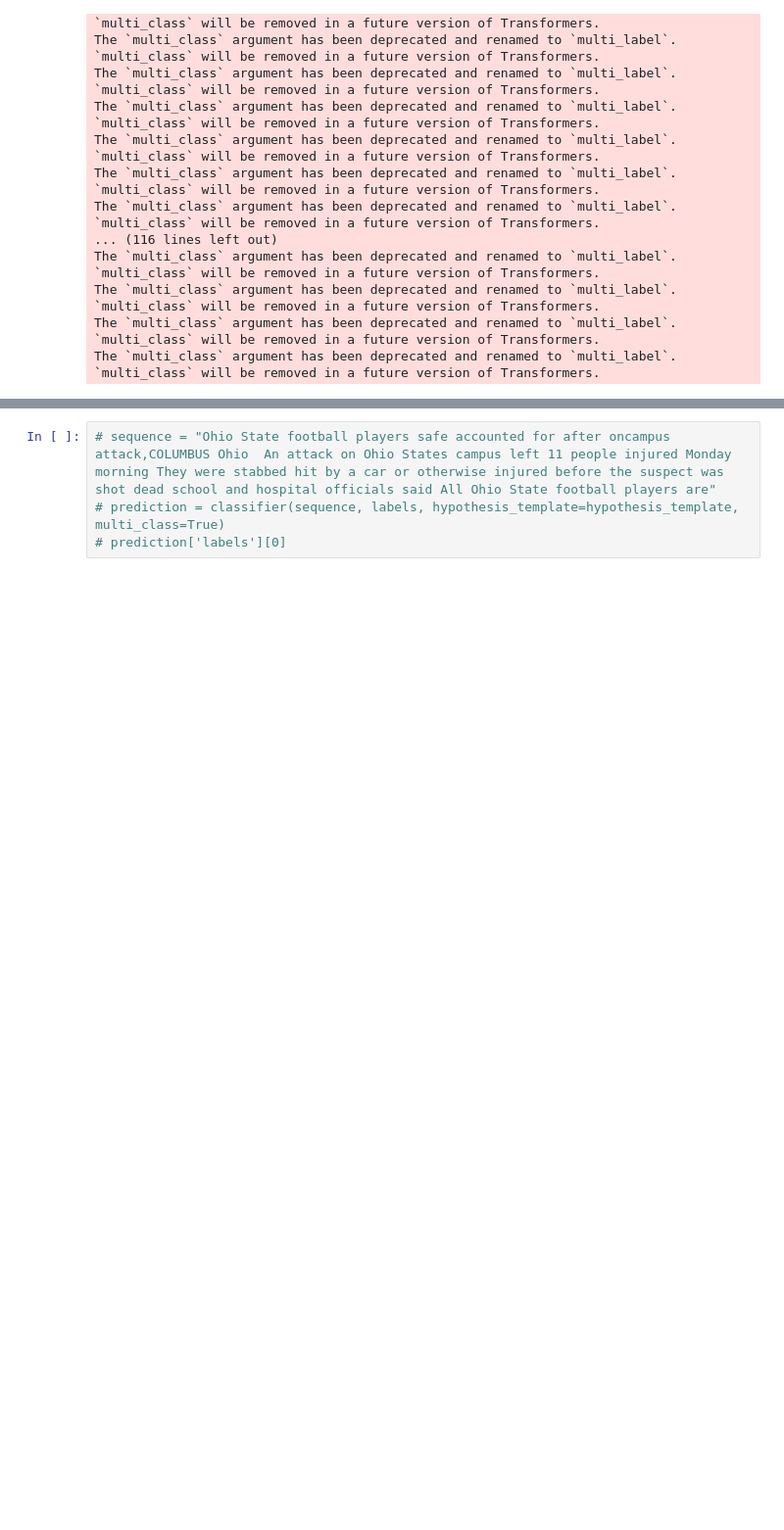
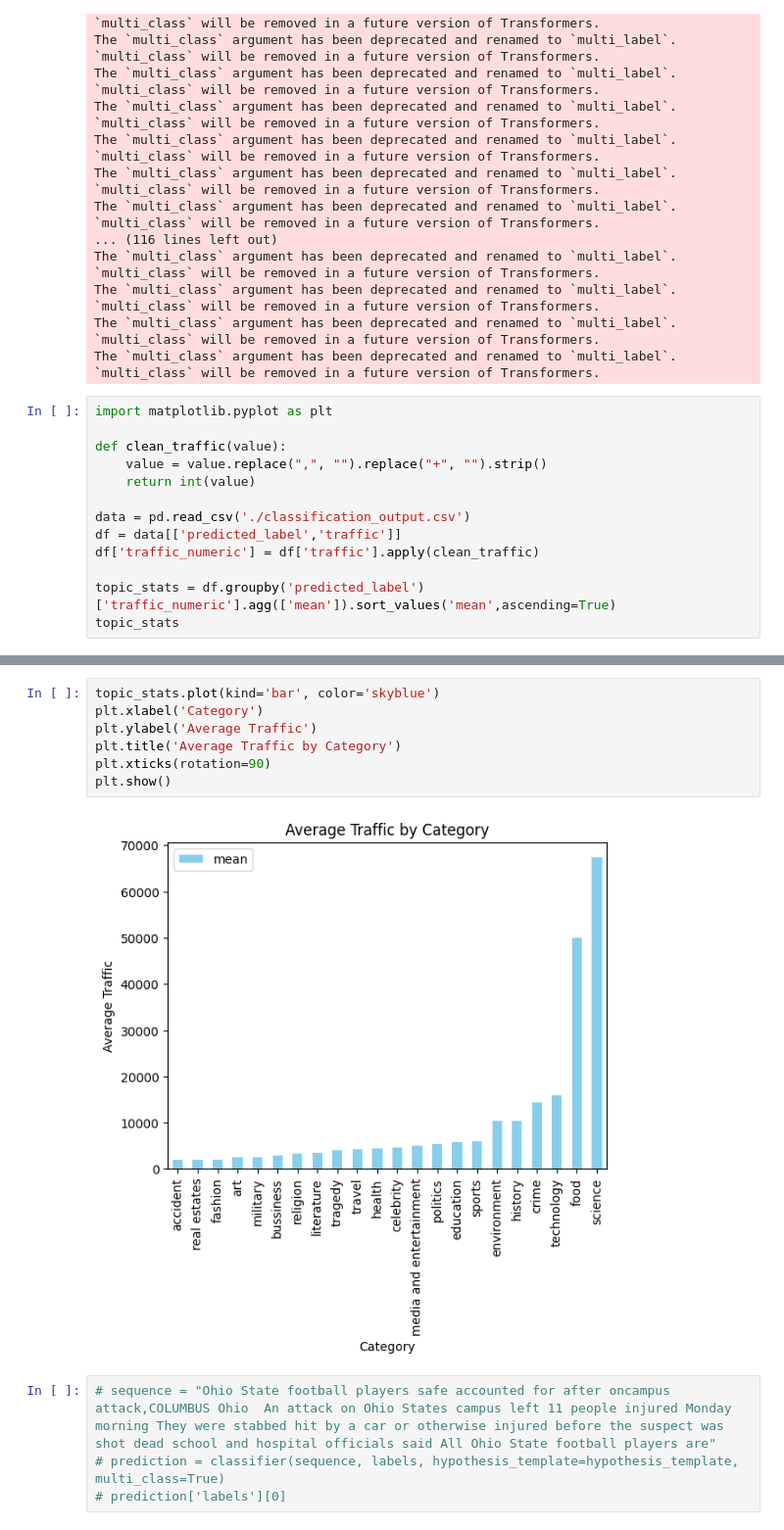
Before and after one commit to MohamedAlkurdi/Trends_prediction_model, a Jupyter notebook: Classification/Model.ipynb, the cells around one changed output, grey strips where cells are left out. Shown at 98% size. Saved outputs shown, nothing was run; the diff lists cells and outputs as text; blank space fills up the shorter version.

Commit message:
visualized the mean of the categories

```diff
--- a/Classification/Model.ipynb
+++ b/Classification/Model.ipynb
@@ -44,3 +44,16 @@ The `multi_class` argument has been deprecated and renamed to `multi_label`. `mu
 The `multi_class` argument has been deprecated and renamed to `multi_label`. `multi_class` will be removed in a future version of Transformers.
 The `multi_class` argument has been deprecated and renamed to `multi_label`. `multi_class` will be removed in a future version of Transformers.
 The `multi_class` argument has been deprecated and renamed to `multi_label`. `multi_class` will be removed in a future version of Transformers.
+# %%
+import matplotlib.pyplot as plt
+
+def clean_traffic(value):
+    value = value.replace(",", "").replace("+", "").strip()
+    return int(value)
+
+data = pd.read_csv('./classification_output.csv')
+df = data[['predicted_label','traffic']]
+df['traffic_numeric'] = df['traffic'].apply(clean_traffic)
+
+topic_stats = df.groupby('predicted_label')['traffic_numeric'].agg(['mean']).sort_values('mean',ascending=True)
+topic_stats
@@ -47,3 +84,12 @@ The `multi_class` argument has been deprecated and renamed to `multi_label`. `mu
+# %%
+topic_stats.plot(kind='bar', color='skyblue')
+plt.xlabel('Category')
+plt.ylabel('Average Traffic')
+plt.title('Average Traffic by Category')
+plt.xticks(rotation=90)
+plt.show()
+# %% [output]
+[figure, added]
 # %%
 # sequence = "Ohio State football players safe accounted for after oncampus attack,COLUMBUS Ohio  An attack on Ohio States campus left 11 people injured Monday morning They were stabbed hit by a car or otherwise injured before the suspect was shot dead school and hospital officials said All Ohio State football players are"
 # prediction = classifier(sequence, labels, hypothesis_template=hypothesis_template, multi_class=True)
```
Also changed, not shown: parts of 1 cell of this notebook.
